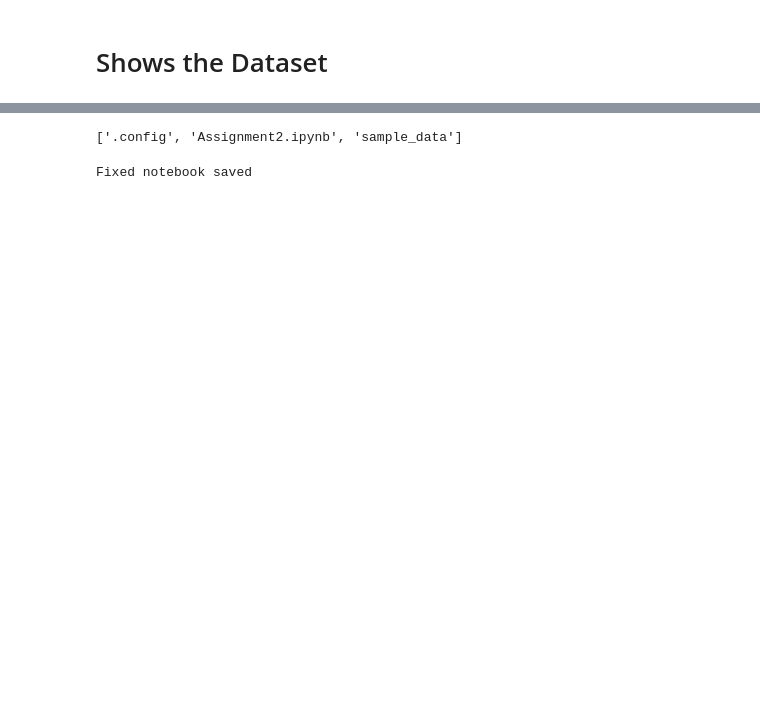
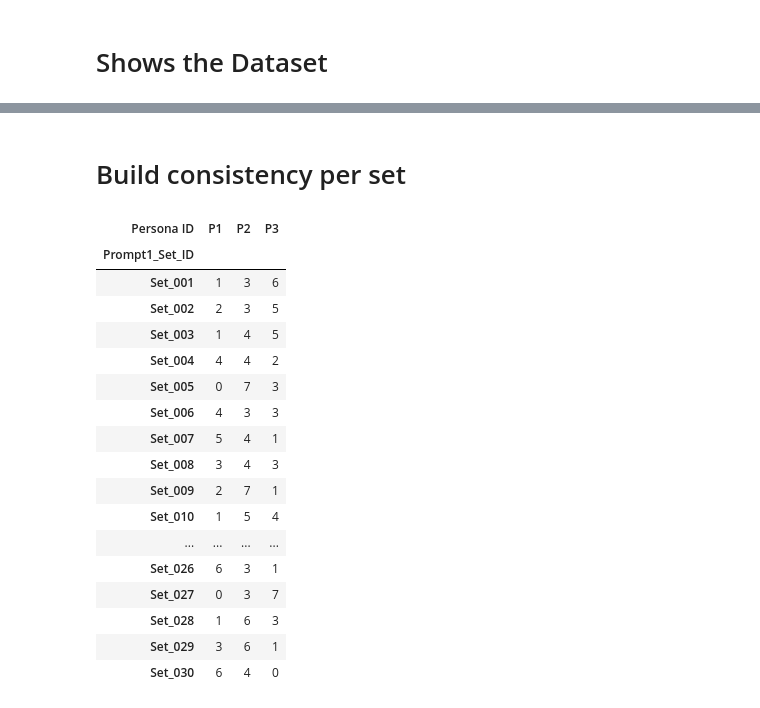
Before and after one commit to Sahar-Hassan5588/Assignment2-Advanced-Topics, a Jupyter notebook: Assignment2.ipynb, the cells around one changed output, grey strips where cells are left out. Saved outputs shown, nothing was run; the diff lists cells and outputs as text; code cells hidden in the pictures; blank space fills up the shorter version.

```diff
--- a/Assignment2.ipynb
+++ b/Assignment2.ipynb
@@ -654,23 +513,29 @@ Saving Assignment2.ipynb to Assignment2.ipynb
-# %%
-import os
-os.listdir()
-# %% [output]
-['.config', 'Assignment2.ipynb', 'sample_data']
-# %%
-import json
-
-input_file = "Assignment2.ipynb"  # use exact name from listdir
-output_file = "Assignment2_fixed.ipynb"
-
-with open(input_file, "r", encoding="utf-8") as f:
-    nb = json.load(f)
-
-if "metadata" in nb and "widgets" in nb["metadata"]:
-    del nb["metadata"]["widgets"]
-
-with open(output_file, "w", encoding="utf-8") as f:
-    json.dump(nb, f, ensure_ascii=False, indent=1)
-
-print("Fixed notebook saved")
-# %% [output]
-Fixed notebook saved
+# %% [markdown]
+# Build consistency per set
+# %%
+consistency_table = (
+    df[df["Y/N"] == "Yes"]
+    .groupby(["Prompt1_Set_ID", "Persona ID"])
+    .size()
+    .unstack(fill_value=0)
+)
+consistency_table
+# %% [output]
+| Persona ID | P1 | P2 | P3 |
+| Prompt1_Set_ID |  |  |  |
+| Set_001 | 1 | 3 | 6 |
+| Set_002 | 2 | 3 | 5 |
+| Set_003 | 1 | 4 | 5 |
+| Set_004 | 4 | 4 | 2 |
+| Set_005 | 0 | 7 | 3 |
+| Set_006 | 4 | 3 | 3 |
+| Set_007 | 5 | 4 | 1 |
+| Set_008 | 3 | 4 | 3 |
+| Set_009 | 2 | 7 | 1 |
+| Set_010 | 1 | 5 | 4 |
+| ... | ... | ... | ... |
+| Set_026 | 6 | 3 | 1 |
+| Set_027 | 0 | 3 | 7 |
+| Set_028 | 1 | 6 | 3 |
+| Set_029 | 3 | 6 | 1 |
+| Set_030 | 6 | 4 | 0 |
```
Also changed, not shown: parts of 51 cells of this notebook.
